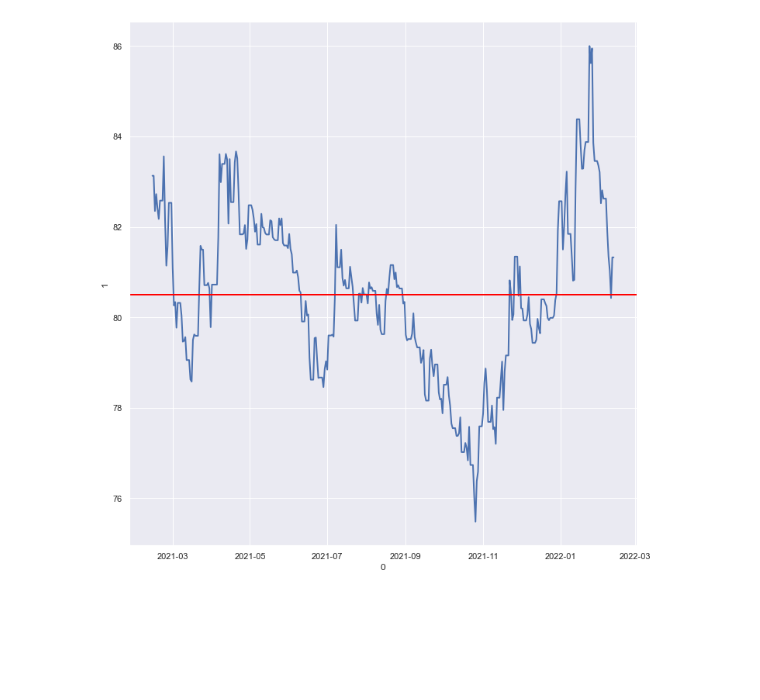
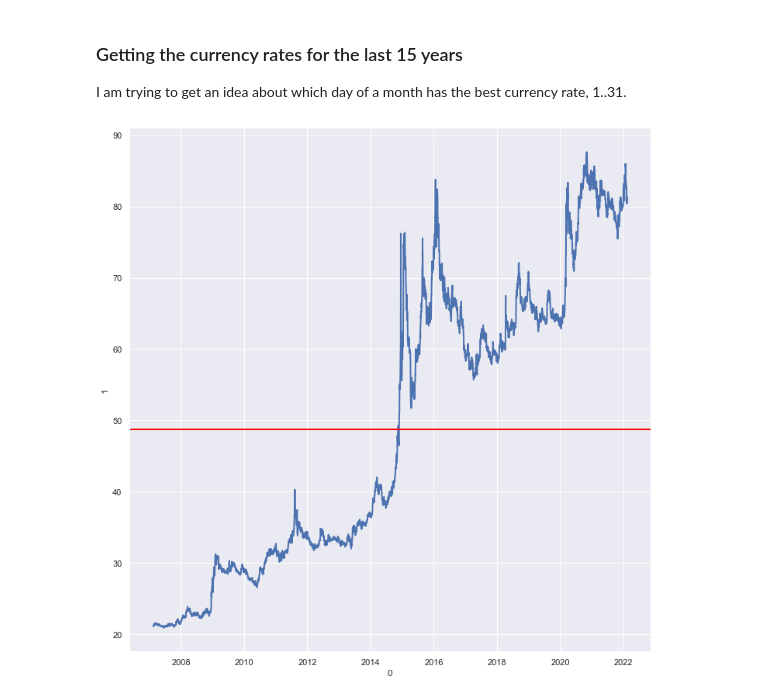
Before and after one commit to ssppkenny/history_rates, a Jupyter notebook: Rates.ipynb, the cells around one changed output. Drawn from its saved outputs; the diff is of its cells as text; code cells hidden in the pictures; blank space fills up the shorter version.

```diff
--- a/Rates.ipynb
+++ b/Rates.ipynb
@@ -5,12 +5,20 @@ import seaborn as sns
 import statsmodels.api as sm
 from scipy.interpolate import interp1d
 sns.set_theme()
+# %% [markdown]
+### Getting the currency rates for the last 15 years
+
+I am trying to get an idea about which day of a month has the best currency rate, 1..31.
 # %%
-r = hr.FxtopRate('20220213', 'CHF', 'RUB')
+r = hr.FxtopRate('20220213', 'CHF', 'RUB', 15)
 df = r.get_rates()
 g = sns.relplot(data=df, kind="line", x=df[0], y=df[1], height=10,linewidth=2)
 axes = g.axes.flatten()
 for ax in axes:
     ax.axhline(df[1].mean(), ls='-', linewidth=2, color='red')
+
+df['month'] = df[0].dt.strftime('%Y-%m')
+dmin = df[[0,1,'month']].groupby('month').min(1)
+dmax = df[[0,1,'month']].groupby('month').max(1)
 # %% [output]
-[figure, old version]
+[figure, new version]
```
Also changed, not shown: parts of 9 cells of this notebook.
